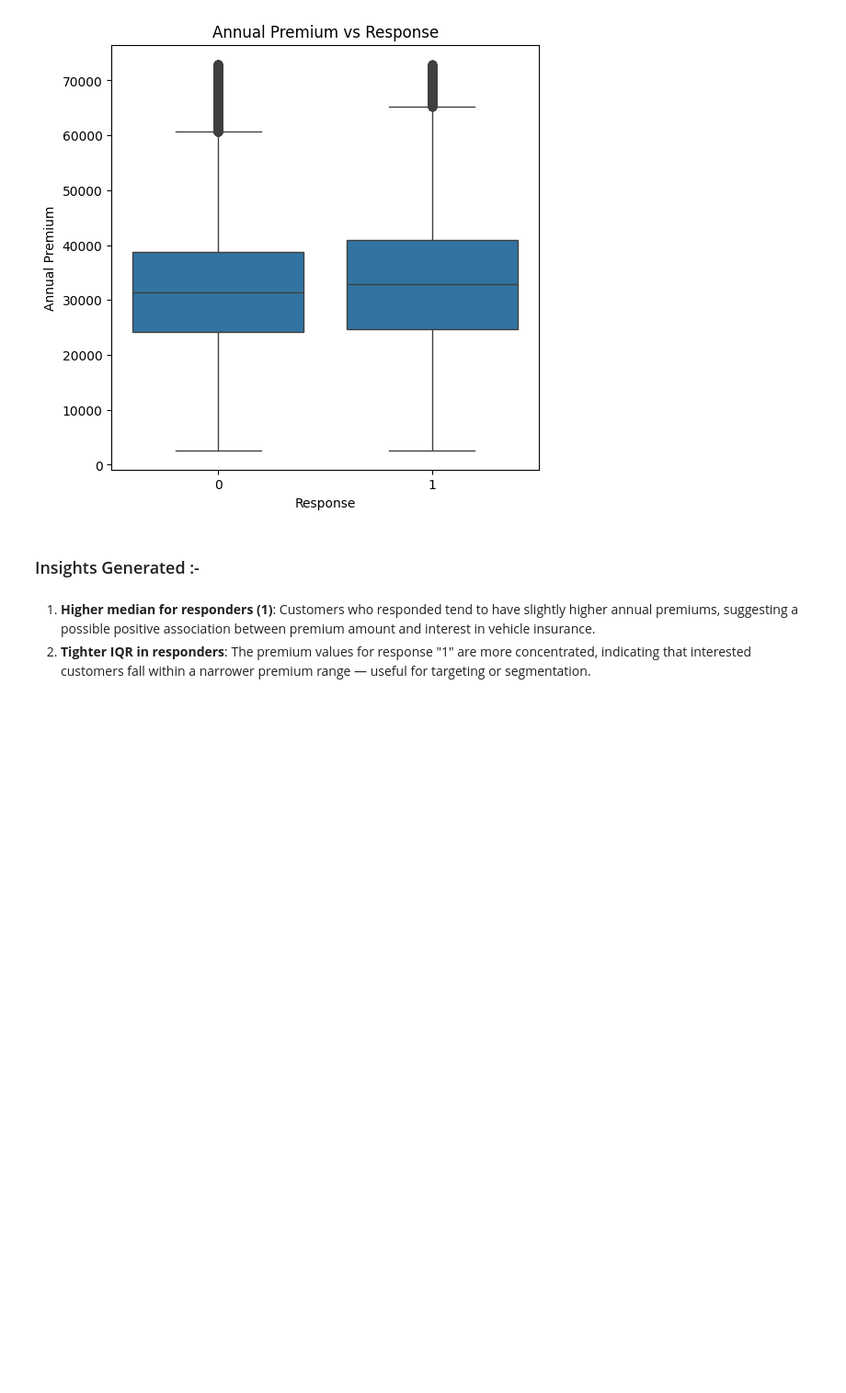
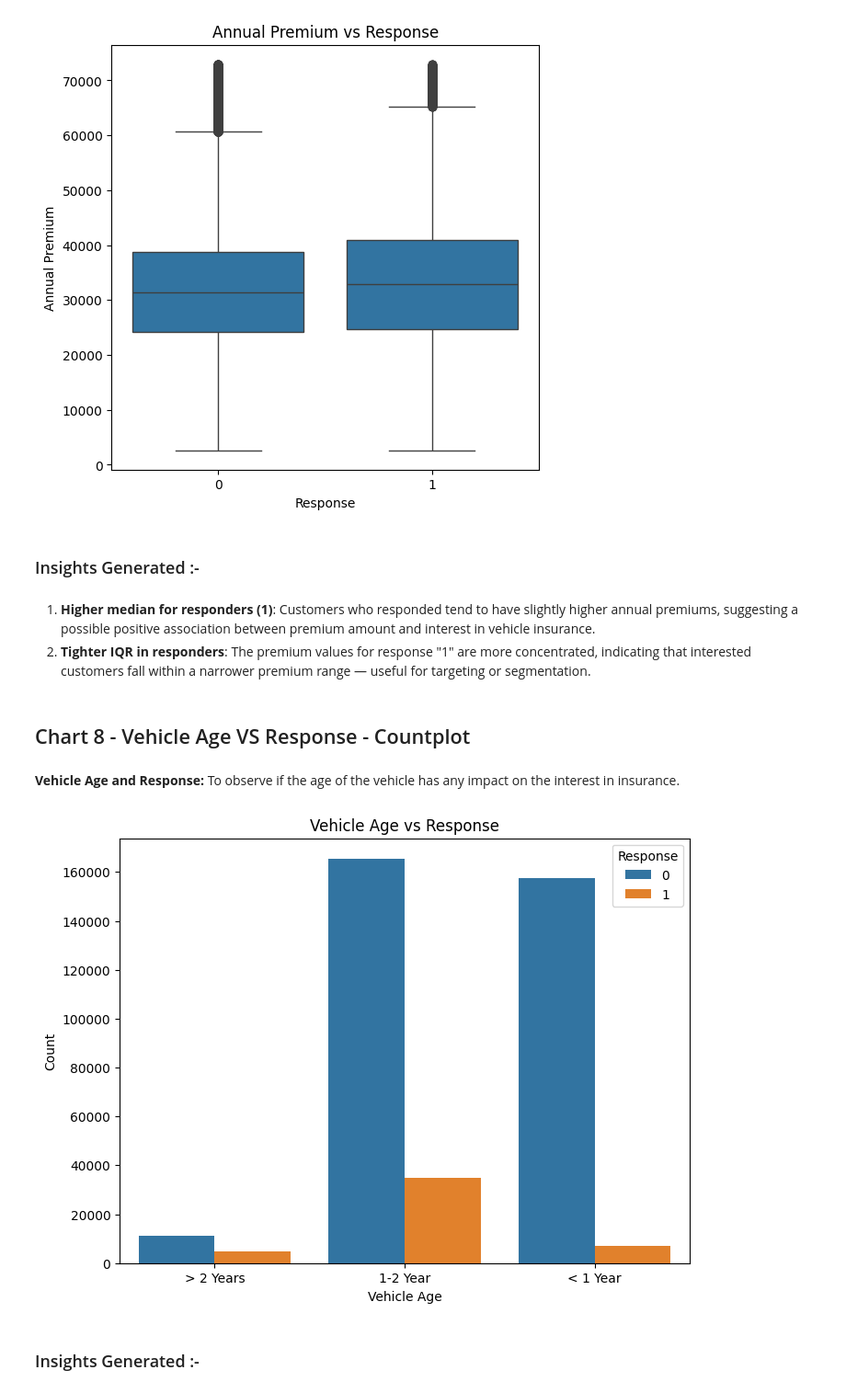
Before and after one commit to Ash99-commits/ML_Health_Insurance_Customers_CrossSell_Prediction, a Jupyter notebook: Health2Vehicle_CrossSell_Insurance_Prediction_by_Ashwani_Kumar_Patra.ipynb, the cells around one changed output. Shown: that part at 92% size. Drawn from its saved outputs; the diff is of its cells as text; code cells hidden in the pictures; blank space fills up the shorter version.

Commit message:
Successfully visualized and driven insights from Chart 8 - Vehicle Age VS Response - Countplot

```diff
--- a/Health2Vehicle_CrossSell_Insurance_Prediction_by_Ashwani_Kumar_Patra.ipynb
+++ b/Health2Vehicle_CrossSell_Insurance_Prediction_by_Ashwani_Kumar_Patra.ipynb
@@ -440,3 +440,19 @@ plt.show()
 # %% [markdown]
 1. **Higher median for responders (1)**: Customers who responded tend to have slightly higher annual premiums, suggesting a possible positive association between premium amount and interest in vehicle insurance.
 2. **Tighter IQR in responders**: The premium values for response "1" are more concentrated, indicating that interested customers fall within a narrower premium range — useful for targeting or segmentation.
+# %% [markdown]
+## Chart 8 - Vehicle Age VS Response - Countplot
+# %% [markdown]
+**Vehicle Age and Response:** To observe if the age of the vehicle has any impact on the interest in insurance.
+# %%
+plt.figure(figsize=(8, 6))
+
+sns.countplot(x='Vehicle_Age', hue='Response', data=data)
+plt.title('Vehicle Age vs Response')
+plt.xlabel('Vehicle Age')
+plt.ylabel('Count')
+plt.show()
+# %% [output]
+[figure, added]
+# %% [markdown]
+### Insights Generated :-
```
Also changed, not shown: parts of 1 cell of this notebook.
